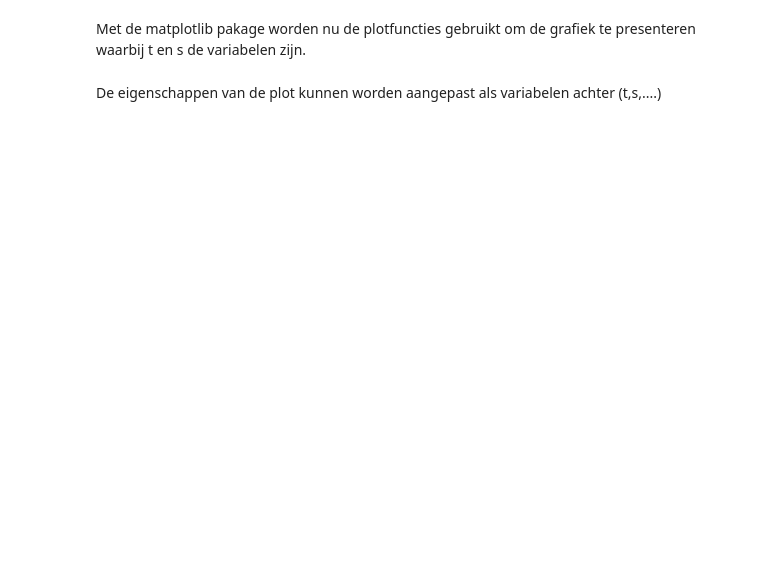
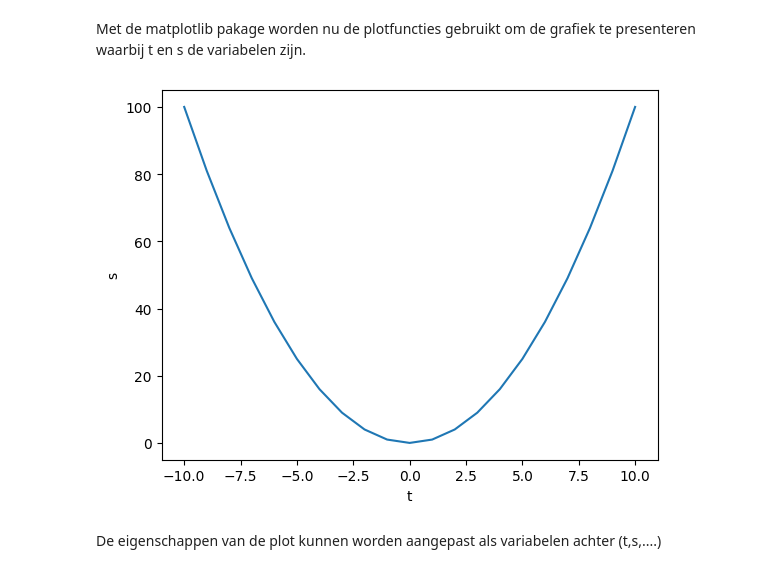
Before and after one commit to ksiderius/NHLStenden_CT_J1, a Jupyter notebook: Python voor Civiel Basis - 1_25-26.ipynb, the cells around one changed output. Drawn from its saved outputs; the diff is of its cells as text; code cells hidden in the pictures; blank space fills up the shorter version.

```diff
--- a/Python voor Civiel Basis - 1_25-26.ipynb
+++ b/Python voor Civiel Basis - 1_25-26.ipynb
@@ -166,8 +191,12 @@ print (s)
 # %% [markdown]
 Met de matplotlib pakage worden nu de plotfuncties gebruikt om de grafiek te presenteren waarbij t en s de variabelen zijn.
 # %%
-grafiek = plt.plot(t,s)
-plt.show(grafiek)
+plt.plot(t, s)
+plt.xlabel("t")
+plt.ylabel("s")
+plt.show()
+# %% [output]
+[figure, added]
 # %% [markdown]
 De eigenschappen van de plot kunnen worden aangepast als variabelen achter (t,s,....)
 # %%
```
Also changed, not shown: parts of 20 cells of this notebook.
